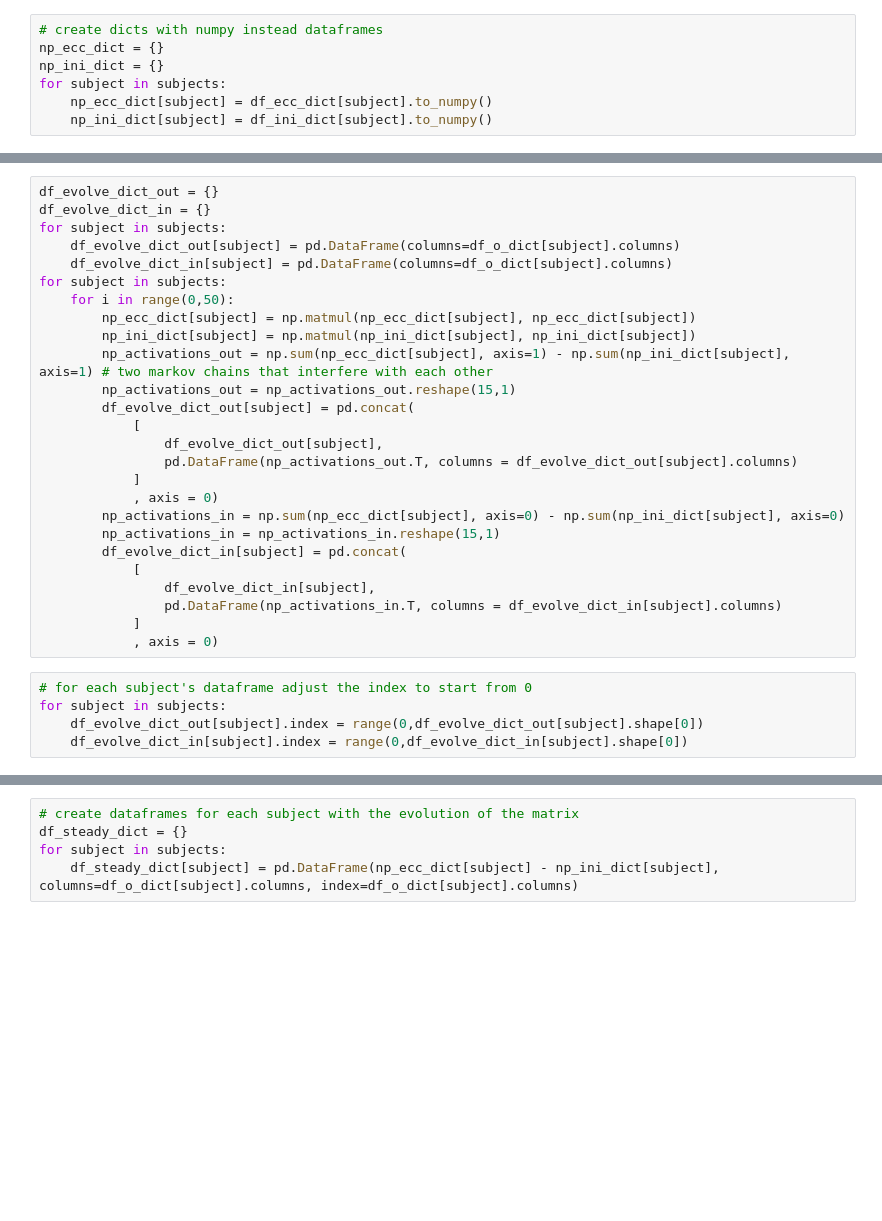
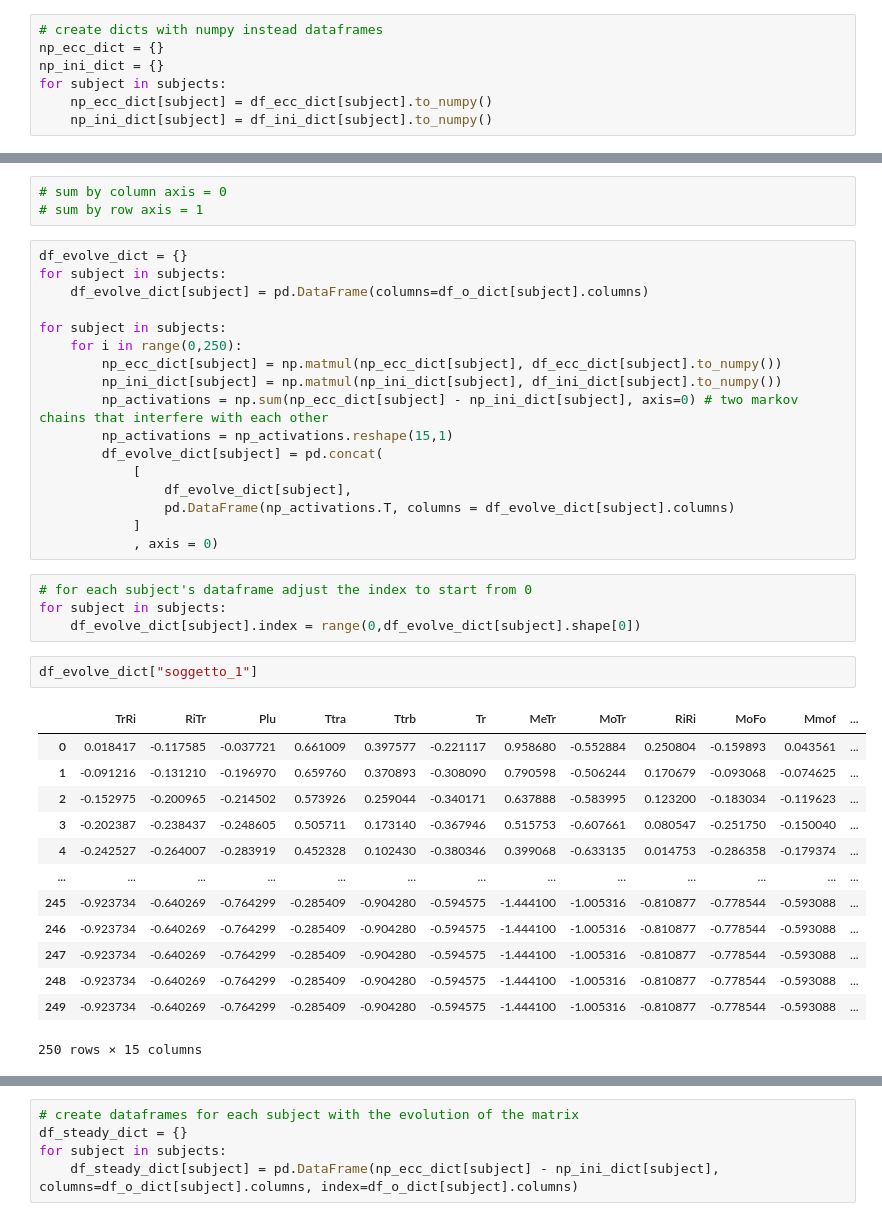
Before and after one commit to Ishikawa7/neural-network-with-fuzzified-inverter, a Jupyter notebook: markov_analisys.ipynb, the cells around one changed output, grey strips where cells are left out. Drawn from its saved outputs; the diff is of its cells as text; blank space fills up the shorter version.

```diff
--- a/markov_analisys.ipynb
+++ b/markov_analisys.ipynb
@@ -79,31 +175,40 @@ for subject in subjects:
+# %%
+# sum by column axis = 0
+# sum by row axis = 1
 # %%
-df_evolve_dict_out = {}
-df_evolve_dict_in = {}
+df_evolve_dict = {}
 for subject in subjects:
-    df_evolve_dict_out[subject] = pd.DataFrame(columns=df_o_dict[subject].columns)
-    df_evolve_dict_in[subject] = pd.DataFrame(columns=df_o_dict[subject].columns)
+    df_evolve_dict[subject] = pd.DataFrame(columns=df_o_dict[subject].columns)
+
 for subject in subjects:
-    for i in range(0,50):
-        np_ecc_dict[subject] = np.matmul(np_ecc_dict[subject], np_ecc_dict[subject])
-        np_ini_dict[subject] = np.matmul(np_ini_dict[subject], np_ini_dict[subject])
-        np_activations_out = np.sum(np_ecc_dict[subject], axis=1) - np.sum(np_ini_dict[subject], axis=1) # two markov chains that interfere with each other
-        np_activations_out = np_activations_out.reshape(15,1)
-        df_evolve_dict_out[subject] = pd.concat(
+    for i in range(0,250):
+        np_ecc_dict[subject] = np.matmul(np_ecc_dict[subject], df_ecc_dict[subject].to_numpy())
+        np_ini_dict[subject] = np.matmul(np_ini_dict[subject], df_ini_dict[subject].to_numpy())
+        np_activations = np.sum(np_ecc_dict[subject] - np_ini_dict[subject], axis=0) # two markov chains that interfere with each other
+        np_activations = np_activations.reshape(15,1)
+        df_evolve_dict[subject] = pd.concat(
             [
-                df_evolve_dict_out[subject],
-                pd.DataFrame(np_activations_out.T, columns = df_evolve_dict_out[subject].columns)
+                df_evolve_dict[subject],
+                pd.DataFrame(np_activations.T, columns = df_evolve_dict[subject].columns)
             ]
             , axis = 0)
-        np_activations_in = np.sum(np_ecc_dict[subject], axis=0) - np.sum(np_ini_dict[subject], axis=0)
-        np_activations_in = np_activations_in.reshape(15,1)
-        df_evolve_dict_in[subject] = pd.concat(
-            [
-                df_evolve_dict_in[subject],
-                pd.DataFrame(np_activations_in.T, columns = df_evolve_dict_in[subject].columns)
-            ]
-            , axis = 0)
 # %%
 # for each subject's dataframe adjust the index to start from 0
 for subject in subjects:
-    df_evolve_dict_out[subject].index = range(0,df_evolve_dict_out[subject].shape[0])
-    df_evolve_dict_in[subject].index = range(0,df_evolve_dict_in[subject].shape[0])
+    df_evolve_dict[subject].index = range(0,df_evolve_dict[subject].shape[0])
+# %%
+df_evolve_dict["soggetto_1"]
+# %% [output]
+|  | TrRi | RiTr | Plu | Ttra | Ttrb | Tr | MeTr | MoTr | RiRi | MoFo | Mmof | ... |
+| 0 | 0.018417 | -0.117585 | -0.037721 | 0.661009 | 0.397577 | -0.221117 | 0.958680 | -0.552884 | 0.250804 | -0.159893 | 0.043561 | ... |
+| 1 | -0.091216 | -0.131210 | -0.196970 | 0.659760 | 0.370893 | -0.308090 | 0.790598 | -0.506244 | 0.170679 | -0.093068 | -0.074625 | ... |
+| 2 | -0.152975 | -0.200965 | -0.214502 | 0.573926 | 0.259044 | -0.340171 | 0.637888 | -0.583995 | 0.123200 | -0.183034 | -0.119623 | ... |
+| 3 | -0.202387 | -0.238437 | -0.248605 | 0.505711 | 0.173140 | -0.367946 | 0.515753 | -0.607661 | 0.080547 | -0.251750 | -0.150040 | ... |
+| 4 | -0.242527 | -0.264007 | -0.283919 | 0.452328 | 0.102430 | -0.380346 | 0.399068 | -0.633135 | 0.014753 | -0.286358 | -0.179374 | ... |
+| ... | ... | ... | ... | ... | ... | ... | ... | ... | ... | ... | ... | ... |
+| 245 | -0.923734 | -0.640269 | -0.764299 | -0.285409 | -0.904280 | -0.594575 | -1.444100 | -1.005316 | -0.810877 | -0.778544 | -0.593088 | ... |
+| 246 | -0.923734 | -0.640269 | -0.764299 | -0.285409 | -0.904280 | -0.594575 | -1.444100 | -1.005316 | -0.810877 | -0.778544 | -0.593088 | ... |
+| 247 | -0.923734 | -0.640269 | -0.764299 | -0.285409 | -0.904280 | -0.594575 | -1.444100 | -1.005316 | -0.810877 | -0.778544 | -0.593088 | ... |
+| 248 | -0.923734 | -0.640269 | -0.764299 | -0.285409 | -0.904280 | -0.594575 | -1.444100 | -1.005316 | -0.810877 | -0.778544 | -0.593088 | ... |
+| 249 | -0.923734 | -0.640269 | -0.764299 | -0.285409 | -0.904280 | -0.594575 | -1.444100 | -1.005316 | -0.810877 | -0.778544 | -0.593088 | ... |
+250 rows × 15 columns
```
Also changed, not shown: parts of 33 cells of this notebook.
